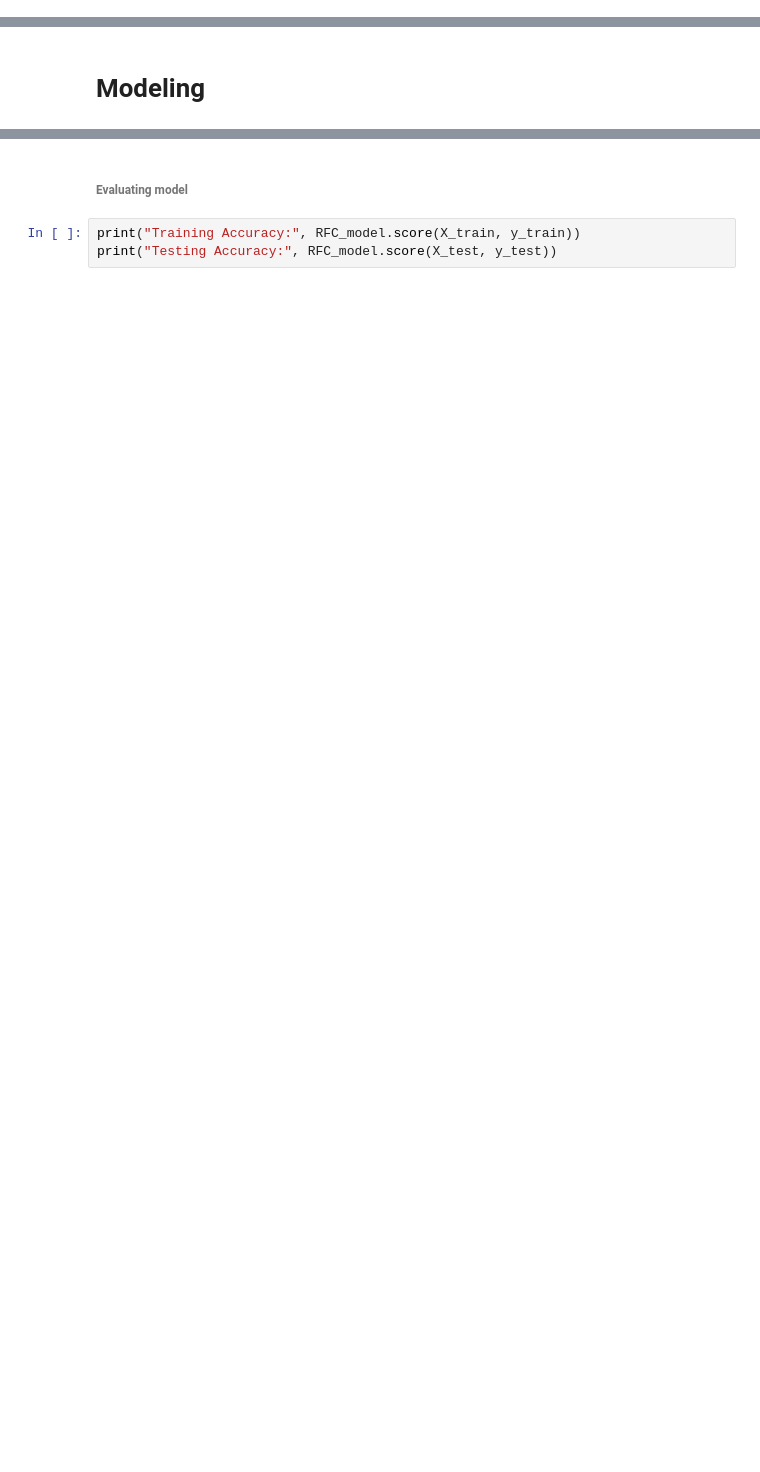
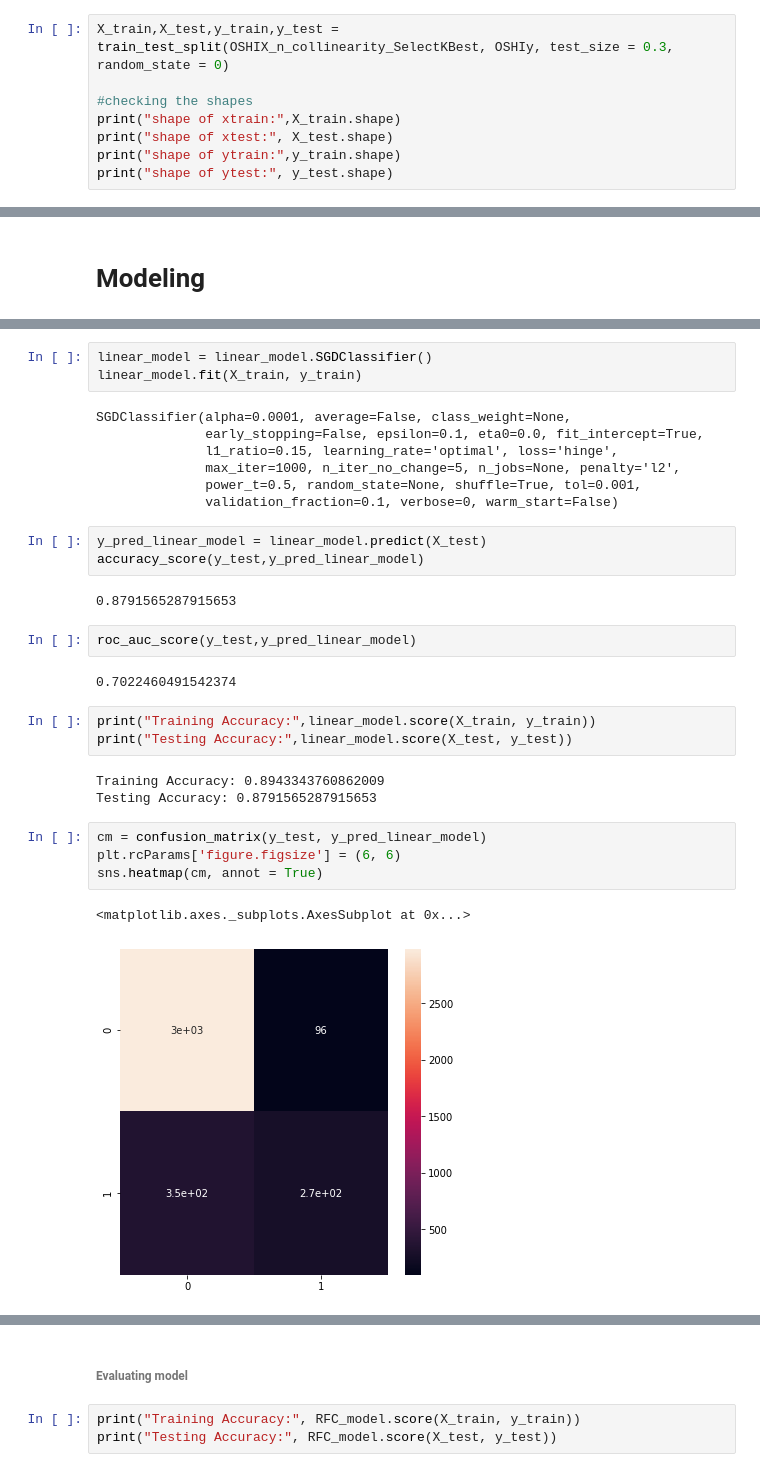
Before and after one commit to SepidehMohammadi/Capstone_python, a Jupyter notebook: Online Shoppers Purchasing Intention.ipynb, the cells around one changed output, grey strips where cells are left out. Cells and saved outputs as stored; diff of their text form; blank space fills up the shorter version.

```diff
--- a/Online Shoppers Purchasing Intention.ipynb
+++ b/Online Shoppers Purchasing Intention.ipynb
@@ -790,0 +795,8 @@ X_test = sc_X.transform(X_test)"""
+# %%
+X_train,X_test,y_train,y_test = train_test_split(OSHIX_n_collinearity_SelectKBest, OSHIy, test_size = 0.3, random_state = 0)
+
+#checking the shapes
+print("shape of xtrain:",X_train.shape)
+print("shape of xtest:", X_test.shape)
+print("shape of ytrain:",y_train.shape)
+print("shape of ytest:", y_test.shape)
@@ -794,0 +812,32 @@ X_test = sc_X.transform(X_test)"""
+# %%
+linear_model = linear_model.SGDClassifier()
+linear_model.fit(X_train, y_train)
+# %% [output]
+SGDClassifier(alpha=0.0001, average=False, class_weight=None,
+              early_stopping=False, epsilon=0.1, eta0=0.0, fit_intercept=True,
+              l1_ratio=0.15, learning_rate='optimal', loss='hinge',
+              max_iter=1000, n_iter_no_change=5, n_jobs=None, penalty='l2',
+              power_t=0.5, random_state=None, shuffle=True, tol=0.001,
+              validation_fraction=0.1, verbose=0, warm_start=False)
+# %%
+y_pred_linear_model = linear_model.predict(X_test)
+accuracy_score(y_test,y_pred_linear_model)
+# %% [output]
+0.8791565287915653
+# %%
+roc_auc_score(y_test,y_pred_linear_model)
+# %% [output]
+0.7022460491542374
+# %%
+print("Training Accuracy:",linear_model.score(X_train, y_train))
+print("Testing Accuracy:",linear_model.score(X_test, y_test))
+# %% [output]
+Training Accuracy: 0.8943343760862009
+Testing Accuracy: 0.8791565287915653
+# %%
+cm = confusion_matrix(y_test, y_pred_linear_model)
+plt.rcParams['figure.figsize'] = (6, 6)
+sns.heatmap(cm, annot = True)
+# %% [output]
+<matplotlib.axes._subplots.AxesSubplot at 0x...>
+[figure, added]
```
Also changed, not shown: parts of 17 cells of this notebook, 2 other files.
